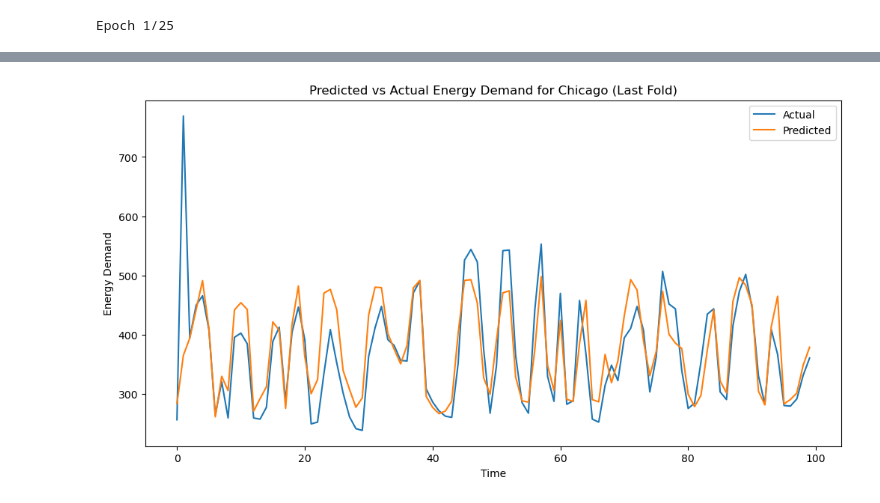
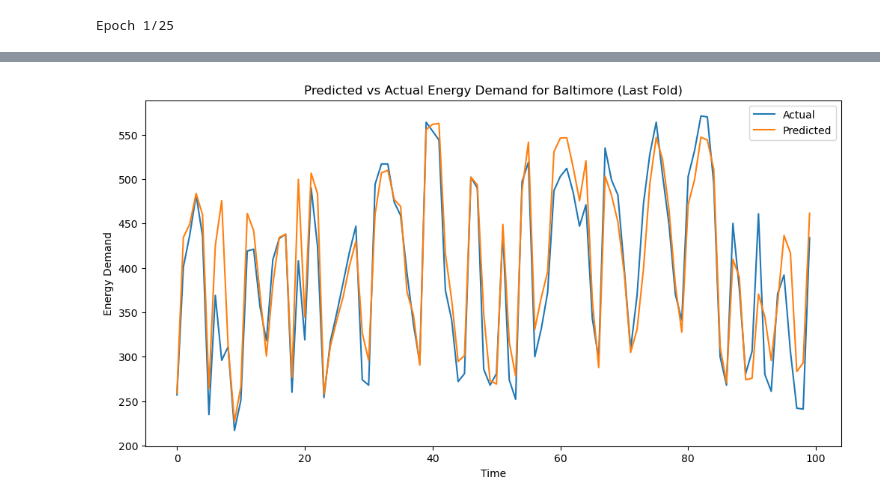
Before and after one commit to rushilkukreja/energy, a Jupyter notebook: City-Specific-LSTM/Tallahassee.ipynb, the cells around one changed output, grey strips where cells are left out. Cells and saved outputs as stored; diff of their text form; code cells hidden in the pictures.

```diff
--- a/City-Specific-LSTM/Tallahassee.ipynb
+++ b/City-Specific-LSTM/Tallahassee.ipynb
@@ -9,29 +9,33 @@ from tensorflow.keras.layers import LSTM, Dense
 from tensorflow.keras.optimizers import Adam
 from sklearn.metrics import mean_squared_error, mean_absolute_error
 
-df = pd.read_excel('../City-Specific Data/Tallahassee.xlsx')
+df = pd.read_csv('../City-Specific Data/Tallahassee.csv')
 df = df.dropna()
 
 features = df[['Temperature', 'DewPoint', 'RelativeHumidity', 'Precipitation', 'WindSpeed', 'Pressure']].values
-energy_demand = df['EnergyDemand'].values.reshape(-1, 1)
+energy_demand = df['D'].values.reshape(-1, 1)
+dates = df['time'].values
 
 scaler_features = MinMaxScaler()
 scaler_energy = MinMaxScaler()
 features_normalized = scaler_features.fit_transform(features)
 energy_demand_normalized = scaler_energy.fit_transform(energy_demand)
 
-def create_sequences(data, target, seq_length):
+def create_sequences(data, target, dates, seq_length):
     sequences = []
     targets = []
+    sequence_dates = []
     for i in range(len(data) - seq_length):
         seq = data[i:i+seq_length]
         target_seq = target[i+seq_length]
+        date_seq = dates[i+seq_length]
         sequences.append(seq)
         targets.append(target_seq)
-    return np.array(sequences), np.array(targets)
+        sequence_dates.append(date_seq)
+    return np.array(sequences), np.array(targets), np.array(sequence_dates)
 
 seq_length = 24
-X, y = create_sequences(features_normalized, energy_demand_normalized, seq_length)
+X, y, dates_seq = create_sequences(features_normalized, energy_demand_normalized, dates, seq_length)
 
 kf = KFold(n_splits=5, shuffle=True, random_state=42)
 
@@ -44,9 +48,12 @@ def mean_absolute_percentage_error(y_true, y_pred):
     non_zero_indices = y_true != 0
     return np.mean(np.abs((y_true[non_zero_indices] - y_pred[non_zero_indices]) / y_true[non_zero_indices])) * 100
 
+result_df = pd.DataFrame()
+
 for train_index, test_index in kf.split(X):
     X_train, X_test = X[train_index], X[test_index]
     y_train, y_test = y[train_index], y[test_index]
+    dates_test = dates_seq[test_index]
 
     model = Sequential([
         LSTM(50, activation='relu', input_shape=(seq_length, X.shape[2])),
@@ -56,9 +63,6 @@ for train_index, test_index in kf.split(X):
     model.compile(optimizer=Adam(learning_rate=0.001), loss='mse')
 
     history = model.fit(X_train, y_train, epochs=25, batch_size=32, validation_split=0.1, verbose=1)
-
-    loss = model.evaluate(X_test, y_test)
-    print(f"Fold Test loss: {loss}")
 
     predictions_normalized = model.predict(X_test)
 
@@ -71,9 +75,15 @@ for train_index, test_index in kf.split(X):
     mse_scores.append(mse)
     mae_scores.append(mae)
     mape_scores.append(mape)
-    print(f"Fold Mean Squared Error: {mse}")
-    print(f"Fold Mean Absolute Error: {mae}")
-    print(f"Fold Mean Absolute Percentage Error: {mape}")
+
+    fold_results = pd.DataFrame({
+        'Date': dates_test,
+        'Actual': y_test_original.flatten(),
+        'Predicted': predictions.flatten()
+    })
+    result_df = pd.concat([result_df, fold_results], ignore_index=True)
+
+result_df.to_csv('/Users/sanjeevsubramanian/Downloads/tallahassee_predictions.csv', index=False)
 
 average_mse = np.mean(mse_scores)
 average_mae = np.mean(mae_scores)
@@ -83,9 +93,9 @@ print(f"Average Mean Absolute Error: {average_mae}")
 print(f"Average Mean Absolute Percentage Error: {average_mape}")
 
 plt.figure(figsize=(12, 6))
-plt.plot(scaler_energy.inverse_transform(y_test[:100]), label='Actual')
-plt.plot(predictions[:100], label='Predicted')
-plt.title('Predicted vs Actual Energy Demand for Chicago (Last Fold)')
+plt.plot(result_df['Actual'][:100], label='Actual')
+plt.plot(result_df['Predicted'][:100], label='Predicted')
+plt.title('Predicted vs Actual Energy Demand for Baltimore (Last Fold)')
 plt.xlabel('Time')
 plt.ylabel('Energy Demand')
 plt.legend()
@@ -180 +190 @@ Average Mean Absolute Percentage Error: 11.671799815530013
-[figure, old version]
+[figure, new version]
```
Also changed, not shown: parts of 1 cell of this notebook, 13 other files.
